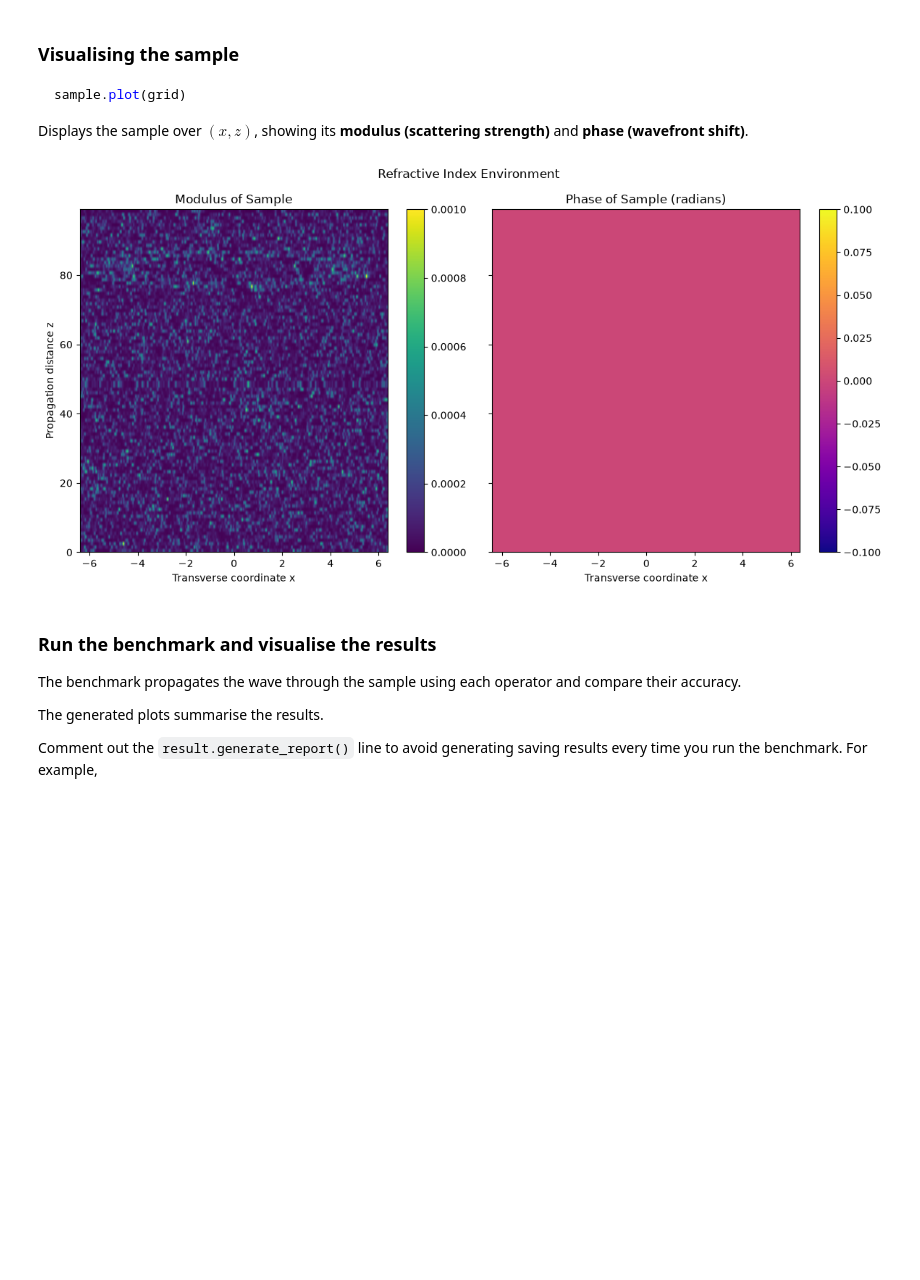
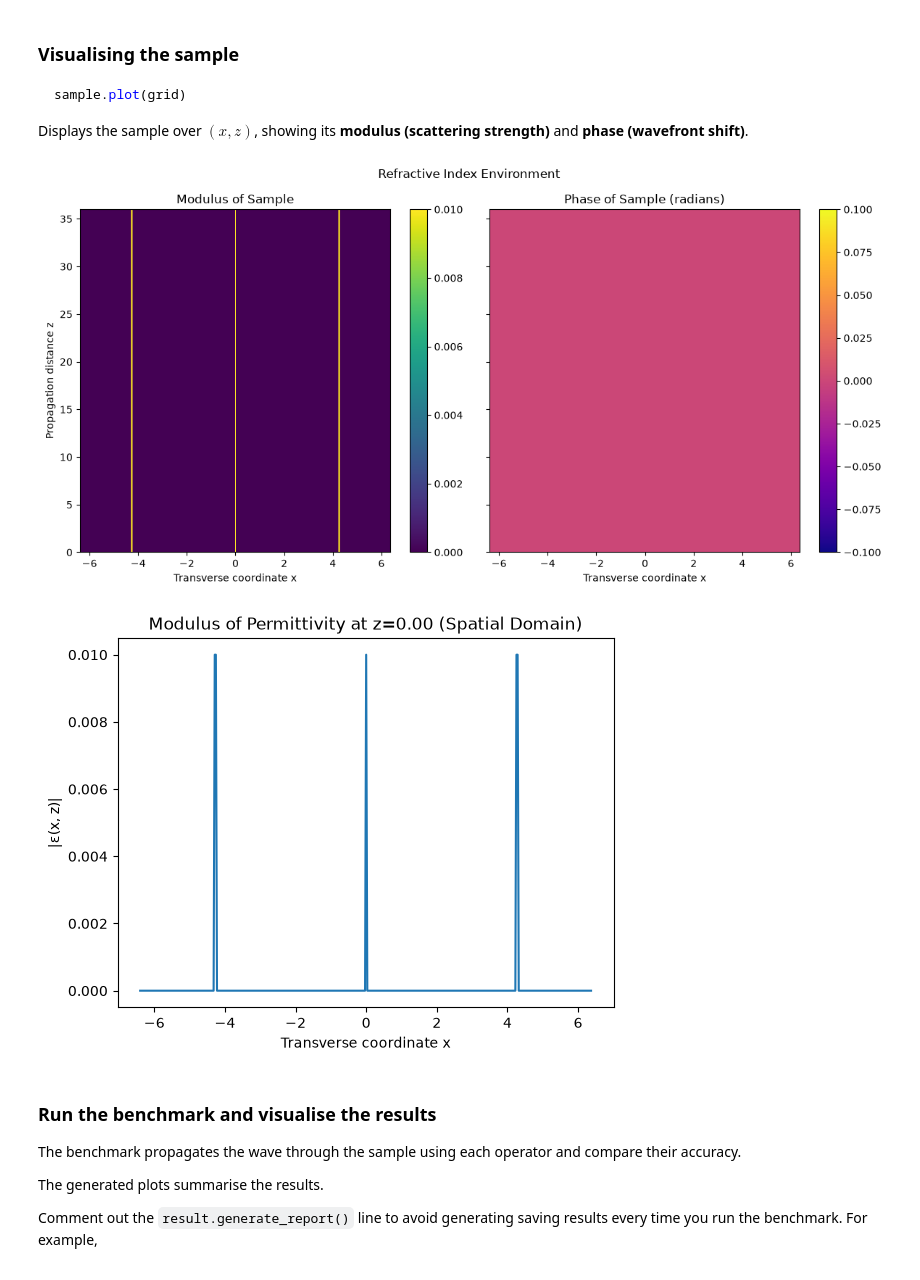
Before and after one commit to bryceshirley/ptychobench, a Jupyter notebook: benchmark_tutorial.ipynb, the cells around one changed output. Drawn from its saved outputs; the diff is of its cells as text; code cells hidden in the pictures; blank space fills up the shorter version.

```diff
--- a/benchmark_tutorial.ipynb
+++ b/benchmark_tutorial.ipynb
@@ -61,17 +63,17 @@ grid_params = {
     "divergence_angle": 4.0, # Divergence angle of the initial Gaussian beam
     "lam": 0.00197,  # Wavelength of electrons in nm (corresponding to ~300 keV)
     "L": 12.8,  # nm Total transverse width of the simulation domain
-    "z_prop": 100.0,  # nm Total propagation distance
+    "z_prop": 40.0,  # nm Total propagation distance
     "N": 400,  # Number of transverse pixels
-    "Nz": 100,  # Number of longitudinal steps (z-steps)
-    "probe_width": 1  # Width of the initial Gaussian beam
+    "Nz": 10,  # Number of longitudinal steps (z-steps)
+    "probe_width": 4.0  # Width of the initial Gaussian beam
 }
 
 # 1. Setup Grid
 grid = SimulationGrid(**grid_params)
 
 # 2. Setup Sample
-sample = Apoferritin(0.001)
+sample =SharpStraightWaveguides(num_cores=3,core_width=0.05)
 
 # 3. Operators to Benchmark
 operators = [ParaxialOperator, FeitFleckOperator, LinDudaOperator, YevickThomsonOperator]
@@ -84,10 +86,14 @@ sample.plot(grid)
 
 Displays the sample over $(x, z)$, showing its **modulus (scattering strength)** and **phase (wavefront shift)**.
 # %%
-# 4. Plot the sample to see it's structure
+# # 4. Plot the sample to see it's structure
 sample.plot(grid)
+
+# Plot cross-section of the sample at z=0.0 in the Fourier domain
+sample.plot_cross_section_modulus(grid)
 # %% [output]
-[figure, old version]
+[figure, new version]
+[figure, added]
 # %% [markdown]
 ### Run the benchmark and visualise the results
 
```
Also changed, not shown: parts of 6 cells of this notebook, 8 other files.
